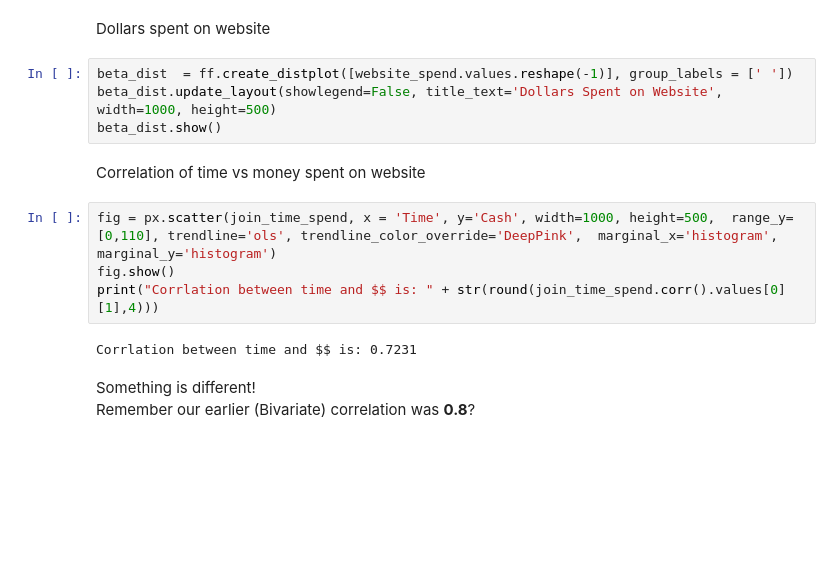
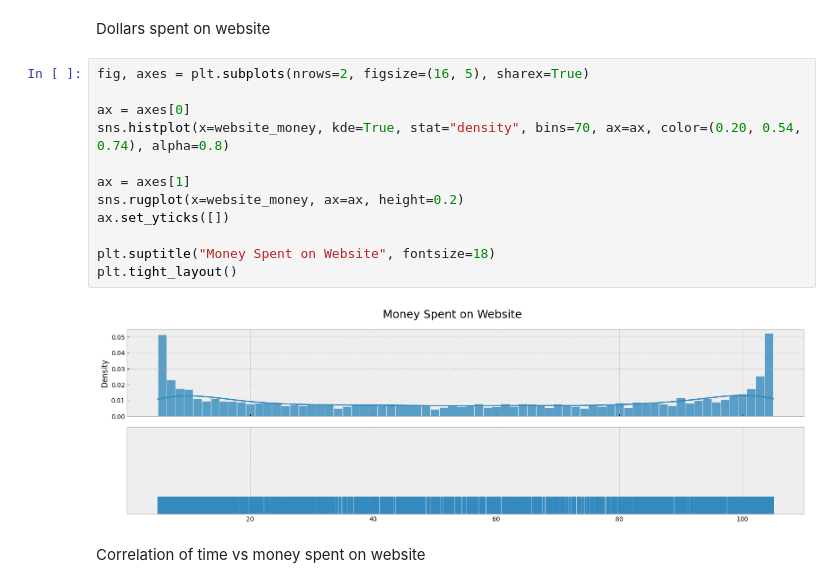
Before and after one commit to stevenpham1996/Pairs-Trading--Statistical-Arbitrage, a Jupyter notebook: copulas_pairs/copulas_pairs.ipynb, the cells around one changed output. Drawn from its saved outputs; the diff is of its cells as text; blank space fills up the shorter version.

```diff
--- a/copulas_pairs/copulas_pairs.ipynb
+++ b/copulas_pairs/copulas_pairs.ipynb
@@ -65,17 +88,18 @@ gamma_dist.show()
 # %% [markdown]
 Dollars spent on website
-# %%
-beta_dist  = ff.create_distplot([website_spend.values.reshape(-1)], group_labels = [' '])
-beta_dist.update_layout(showlegend=False, title_text='Dollars Spent on Website', width=1000, height=500)
-beta_dist.show()
+# %%
+fig, axes = plt.subplots(nrows=2, figsize=(16, 5), sharex=True)
+
+ax = axes[0]
+sns.histplot(x=website_money, kde=True, stat="density", bins=70, ax=ax, color=(0.20, 0.54, 0.74), alpha=0.8)
+
+ax = axes[1]
+sns.rugplot(x=website_money, ax=ax, height=0.2)
+ax.set_yticks([])
+
+plt.suptitle("Money Spent on Website", fontsize=18)
+plt.tight_layout()
+# %% [output]
+[figure, added]
 # %% [markdown]
 Correlation of time vs money spent on website
-# %%
-fig = px.scatter(join_time_spend, x = 'Time', y='Cash', width=1000, height=500,  range_y=[0,110], trendline='ols', trendline_color_override='DeepPink',  marginal_x='histogram', marginal_y='histogram')
-fig.show()
-print("Corrlation between time and $$ is: " + str(round(join_time_spend.corr().values[0][1],4)))
-# %% [output]
-Corrlation between time and $$ is: 0.7231
-# %% [markdown]
-Something is different!
-Remember our earlier (Bivariate) correlation was **0.8**?
```
Also changed, not shown: parts of 30 cells of this notebook, 2 other files.
